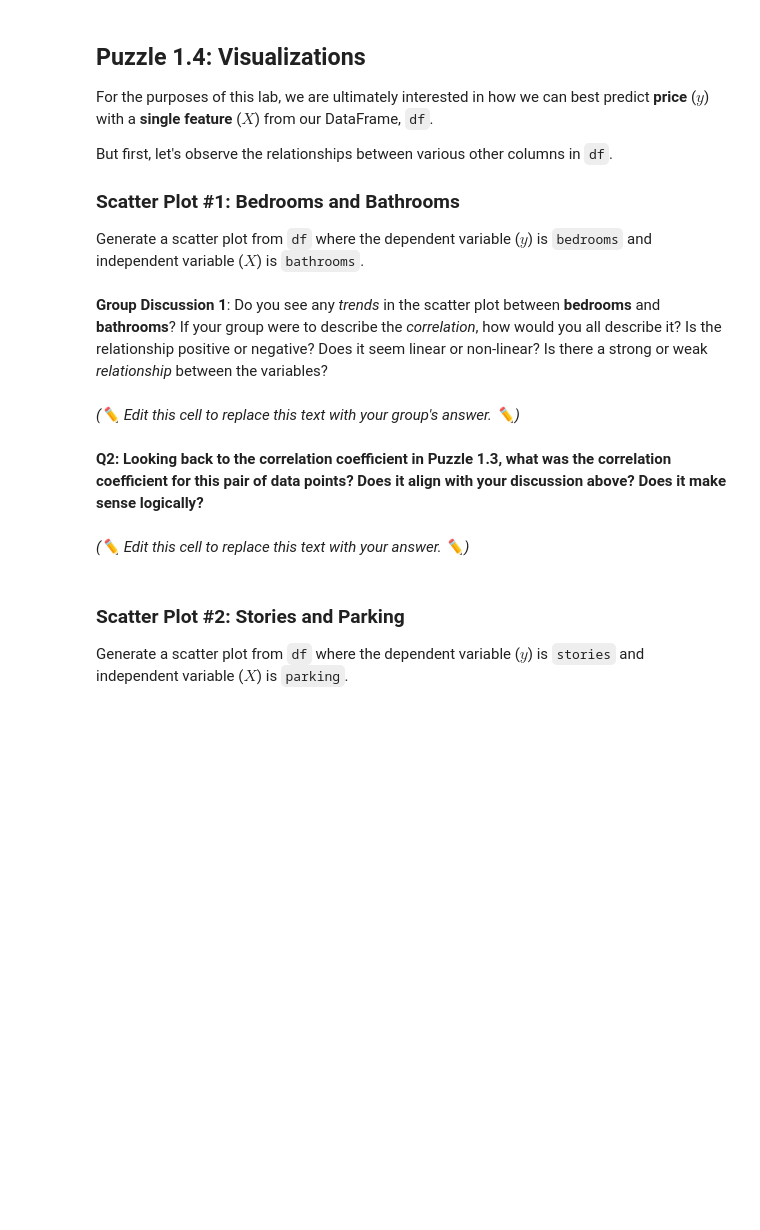
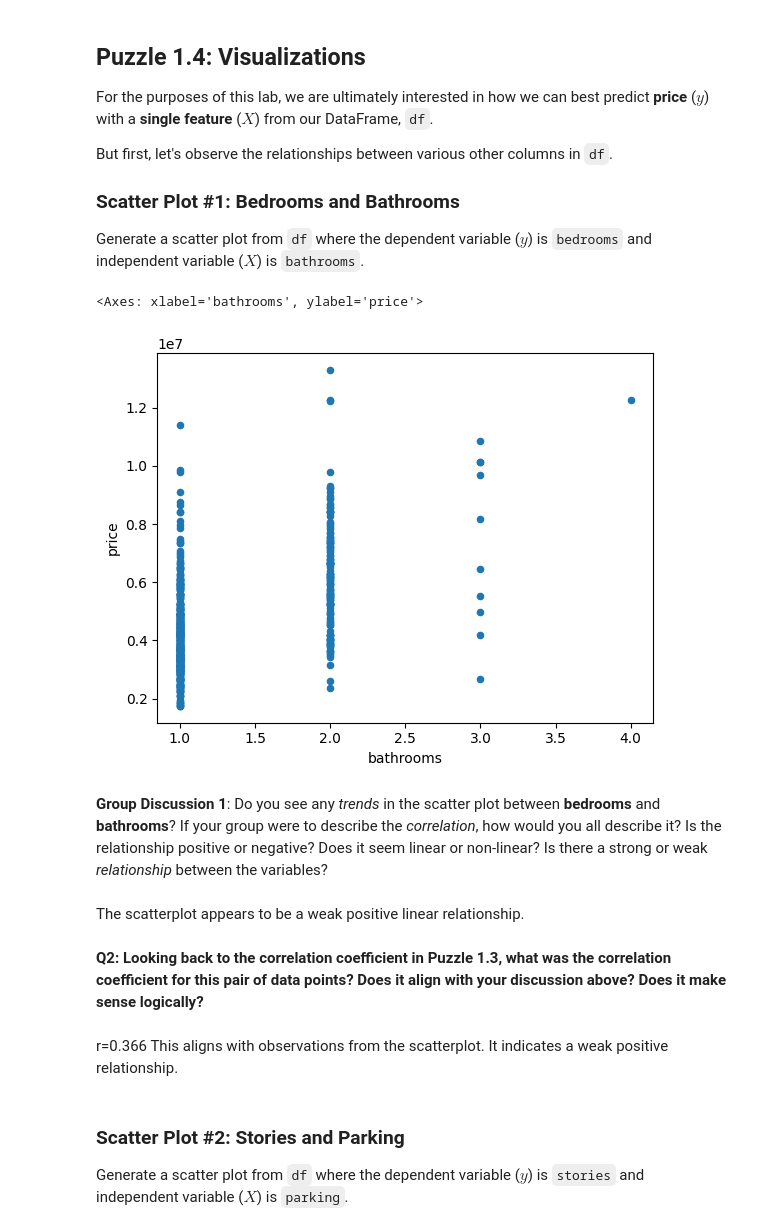
Before and after one commit to ryguy2k4/stat107, a Jupyter notebook: lab_regression/lab_regression.ipynb, the cells around one changed output. Cells and saved outputs as stored; diff of their text form; code cells hidden in the pictures; blank space fills up the shorter version.

```diff
--- a/lab_regression/lab_regression.ipynb
+++ b/lab_regression/lab_regression.ipynb
@@ -57,0 +55,4 @@ df
+# %%
+import pandas as pd
+df = pd.read_csv("housing.csv")
+df
@@ -152,12 +193,18 @@ Generate a scatter plot from `df` where the dependent variable ($y$) is `bedroom
+# %%
+df.plot.scatter(x="bathrooms", y="price")
+# %% [output]
+<Axes: xlabel='bathrooms', ylabel='price'>
+[figure, added]
 # %% [markdown]
 **Group Discussion 1**: Do you see any *trends* in the scatter plot between **bedrooms** and **bathrooms**? If your group were to describe the *correlation*, how would you all describe it?
 Is the relationship positive or negative? Does it seem linear or non-linear? Is there a strong or weak *relationship* between the variables?
-# %% [markdown]
-*(✏️ Edit this cell to replace this text with your group's answer. ✏️)*
+# %% [markdown]
+The scatterplot appears to be a weak positive linear relationship.
 # %% [markdown]
 **Q2: Looking back to the correlation coefficient in Puzzle 1.3, what was the correlation coefficient for this pair of data points? Does it align with your discussion above? Does it make sense logically?**
-# %% [markdown]
-*(✏️ Edit this cell to replace this text with your answer. ✏️)*
+# %% [markdown]
+r=0.366
+This aligns with observations from the scatterplot. It indicates a weak positive relationship.
 # %% [markdown]
 ### Scatter Plot #2: Stories and Parking
 Generate a scatter plot from `df` where the dependent variable ($y$) is `stories` and independent variable ($X$) is `parking`.
```
Also changed, not shown: parts of 51 cells of this notebook.
